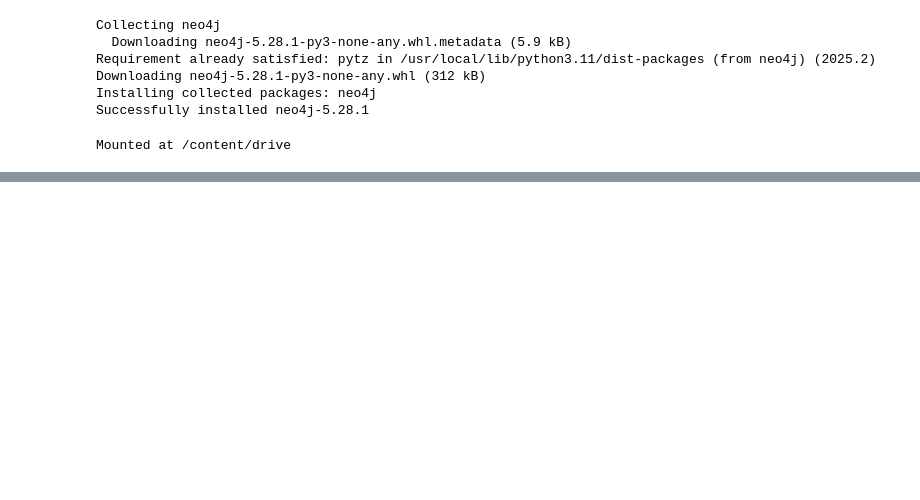
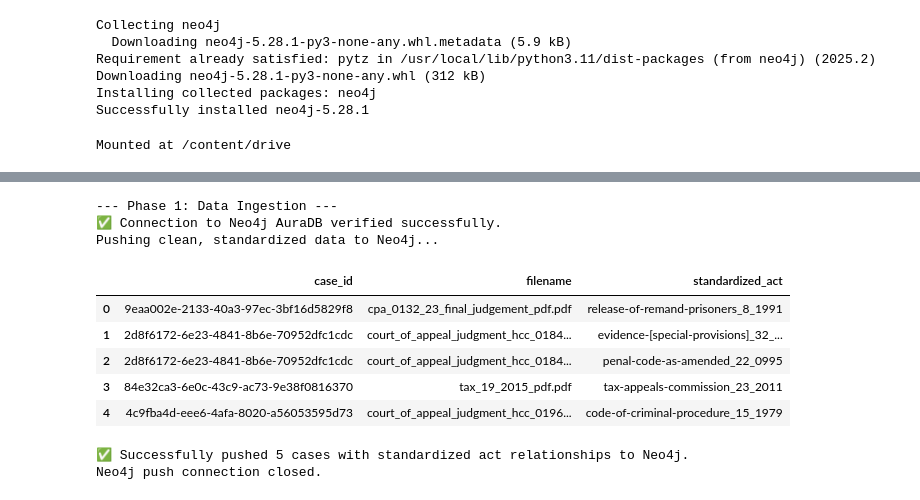
Before and after one commit to HackElite-FYP/Legal-Research-Platform-Core, a Jupyter notebook: cases, acts reference.ipynb, the cells around one changed output, grey strips where cells are left out. Saved outputs shown, nothing was run; the diff lists cells and outputs as text; code cells hidden in the pictures; blank space fills up the shorter version.

```diff
--- a/cases, acts reference.ipynb
+++ b/cases, acts reference.ipynb
@@ -267,36 +318,54 @@ class Neo4jConnector:
 # %%
 # 🚀 Data Ingestion to Neo4j
 
 # --- IMPORTANT ---
 # ⚠️ Before running this, clear your database of old, messy data by running this
 #    Cypher query in your Neo4j console:
 #    MATCH (n) DETACH DELETE n
 
 NEO4J_URI = "neo4j+s://66d16355.databases.neo4j.io"
 NEO4J_USER = "neo4j"
 NEO4J_PASSWORD = "G4UXZ6KLGd1dzo57rp6ITypJHZ37aM1fn-exAWdw3p8"
 
 print("--- Phase 1: Data Ingestion ---")
 neo4j_conn = None
 try:
     neo4j_conn = Neo4jConnector(uri=NEO4J_URI, user=NEO4J_USER, password=NEO4J_PASSWORD)
     neo4j_conn.verify_connection()
 
     print("Pushing clean, standardized data to Neo4j...")
     count = 0
-    for entry in case_act_map:
-        if entry["standardized_acts"]:
-            neo4j_conn.push_case_with_acts(entry["case_id"], entry["standardized_acts"])
-            count += 1
-    print(f"✅ Successfully pushed {count} cases with standardized act relationships to Neo4j.")
+
+    df_to_process = final_df.iloc[:5]
+    display(df_to_process)
+    for _, row in df_to_process.iterrows():
+        neo4j_conn.push_case_with_acts(row["case_id"], row["filename"], row["standardized_act"])
+
+        # if pd.notna(row.get("filename")):
+        #     neo4j_conn.set_case_metadata(row["case_id"], {"filename": row["filename"]})
+
+    print(f"✅ Successfully pushed {len(df_to_process)} cases with standardized act relationships to Neo4j.")
+
 
 except Exception as e:
     print(f"❌ An error occurred during the Neo4j push operation: {e}")
 
 finally:
     if neo4j_conn:
         neo4j_conn.close()
         print("Neo4j push connection closed.")
+# %% [output]
+--- Phase 1: Data Ingestion ---
+✅ Connection to Neo4j AuraDB verified successfully.
+Pushing clean, standardized data to Neo4j...
+|  | case_id | filename | standardized_act |
+| 0 | 9eaa002e-2133-40a3-97ec-3bf16d5829f8 | cpa_0132_23_final_judgement_pdf.pdf | release-of-remand-prisoners_8_1991 |
+| 1 | 2d8f6172-6e23-4841-8b6e-70952dfc1cdc | court_of_appeal_judgment_hcc_0184... | evidence-[special-provisions]_32_... |
+| 2 | 2d8f6172-6e23-4841-8b6e-70952dfc1cdc | court_of_appeal_judgment_hcc_0184... | penal-code-as-amended_22_0995 |
+| 3 | 84e32ca3-6e0c-43c9-ac73-9e38f0816370 | tax_19_2015_pdf.pdf | tax-appeals-commission_23_2011 |
+| 4 | 4c9fba4d-eee6-4afa-8020-a56053595d73 | court_of_appeal_judgment_hcc_0196... | code-of-criminal-procedure_15_1979 |
+✅ Successfully pushed 5 cases with standardized act relationships to Neo4j.
+Neo4j push connection closed.
 # %%
 # ❓ Query a Specific Case and Display Results
 
```
Also changed, not shown: parts of 5 cells of this notebook.
